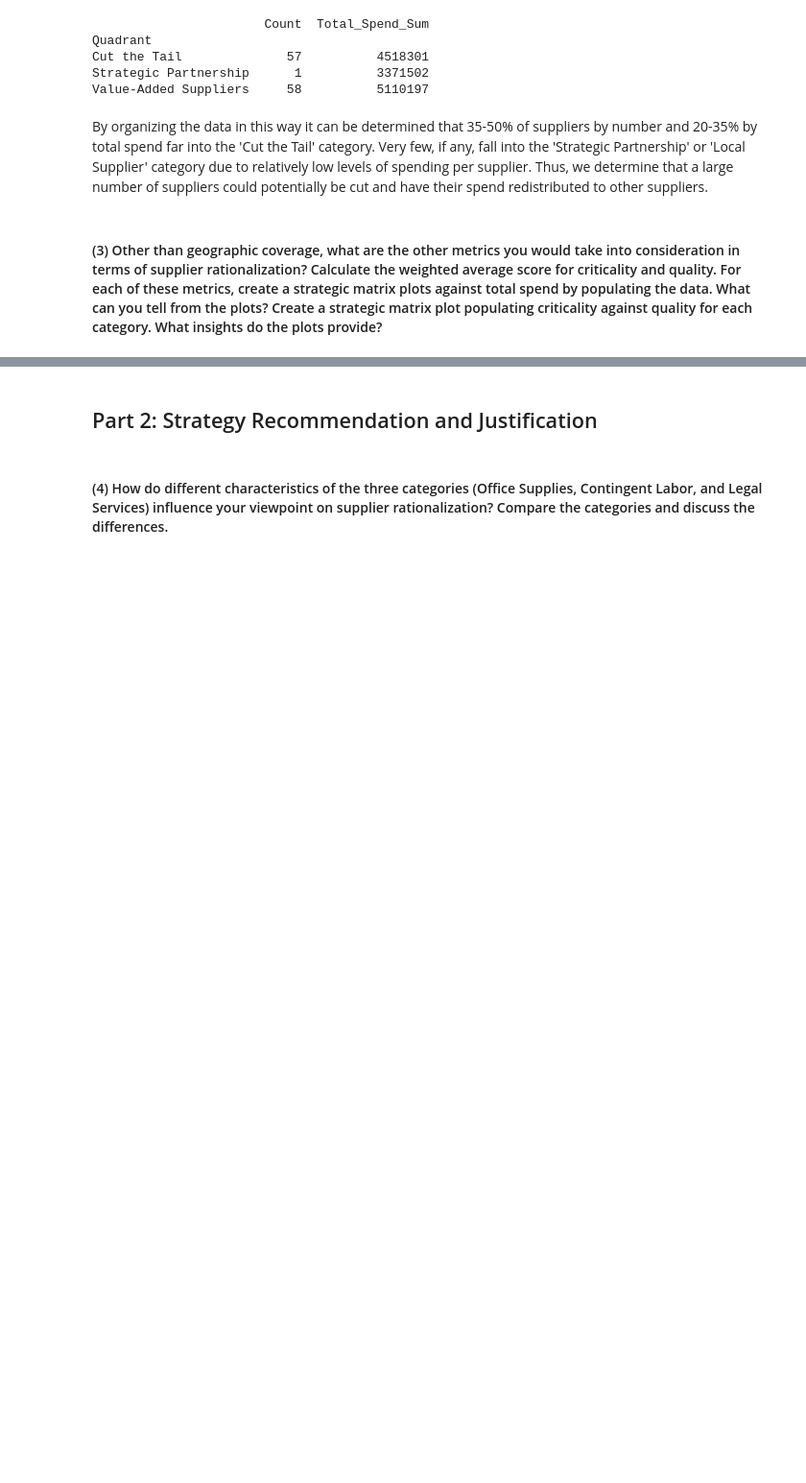
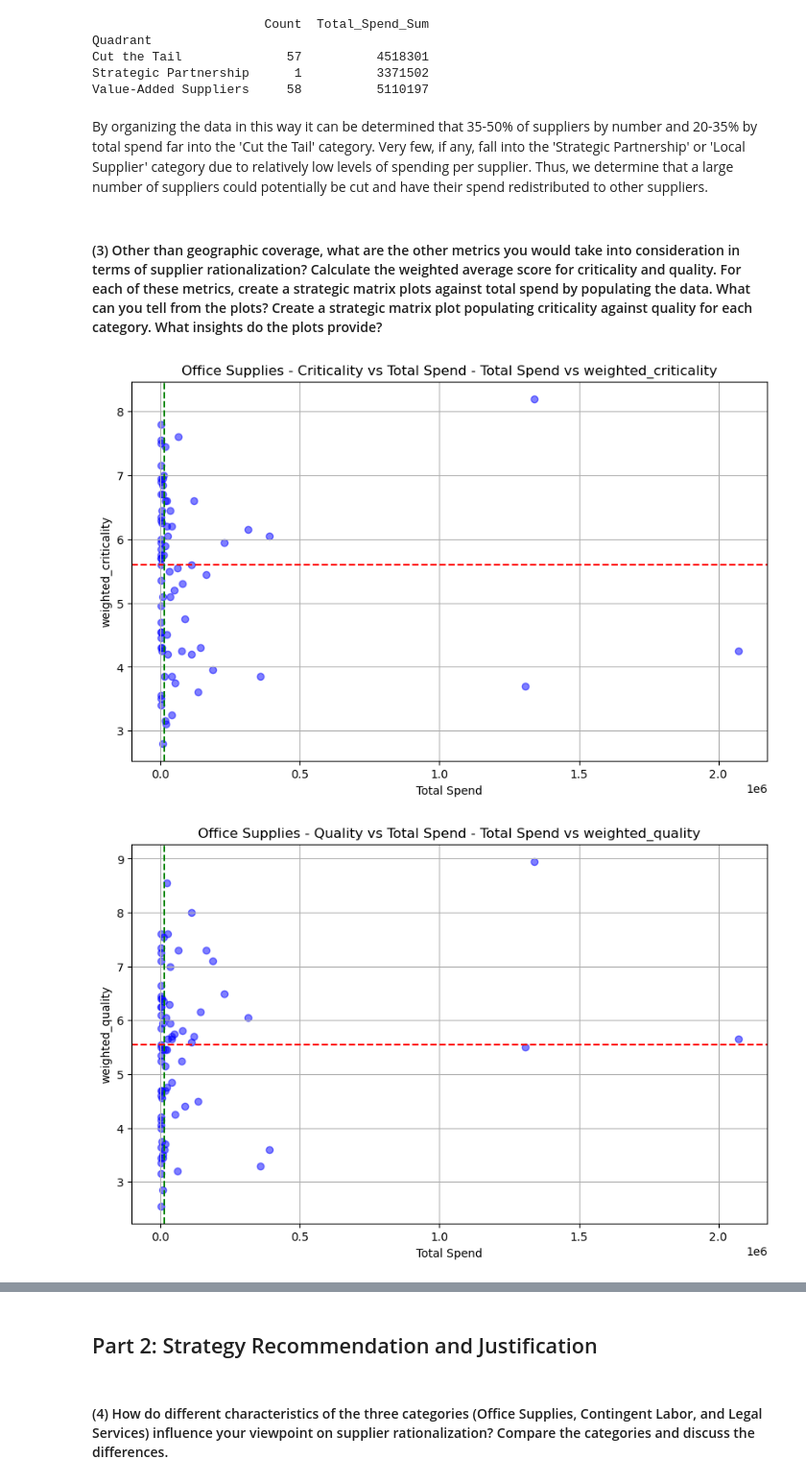
Before and after one commit to rsm-sal072/mgta456_group_km, a Jupyter notebook: notebook.ipynb, the cells around one changed output, grey strips where cells are left out. Shown at 96% size. Saved outputs shown, nothing was run; the diff lists cells and outputs as text; code cells hidden in the pictures; blank space fills up the shorter version.

```diff
--- a/notebook.ipynb
+++ b/notebook.ipynb
@@ -187,3 +187,30 @@ def weight_criticality(df):
 def weight_quality(df):
     df['weighted_quality'] = df['Leadership'] * 0.1 + df['Innovation'] * 0.35 + \
         df['Technology'] * 0.2 + df['Compilance'] * 0.1 + df['Customer Services'] * 0.25
+# %%
+import matplotlib.pyplot as plt
+
+def plot_strategic_matrix(data, x, y, category_name):
+    plt.figure(figsize=(10, 6))
+    plt.scatter(data[x], data[y], color='blue', alpha=0.5)
+    plt.title(f'{category_name} - {x} vs {y}')
+    plt.xlabel(x)
+    plt.ylabel(y)
+    plt.axhline(data[y].median(), color='red', linestyle='--')
+    plt.axvline(data[x].median(), color='green', linestyle='--')
+    plt.grid(True)
+    plt.show()
+
+# Assuming the dataframe is already loaded as 'data'
+weight_criticality(data)
+weight_quality(data)
+
+# Plotting for each category using the new weighted fields
+for category in data['Category'].unique():
+    category_data = data[data['Category'] == category]
+    plot_strategic_matrix(category_data, 'Total Spend', 'weighted_criticality', category + " - Criticality vs Total Spend")
+    plot_strategic_matrix(category_data, 'Total Spend', 'weighted_quality', category + " - Quality vs Total Spend")
+    plot_strategic_matrix(category_data, 'weighted_criticality', 'weighted_quality', category + " - Criticality vs Quality")
+# %% [output]
+[figure, added]
+[figure, added]
```
Also changed, not shown: parts of 1 cell of this notebook.
